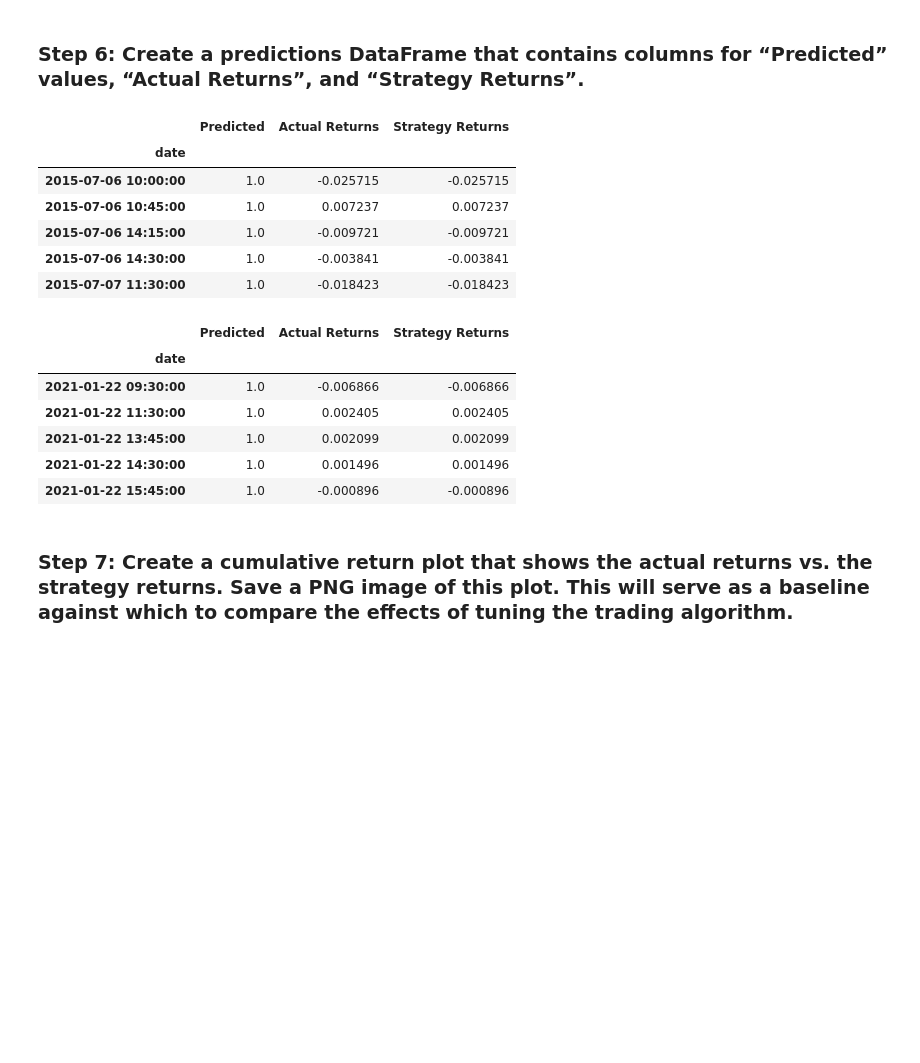
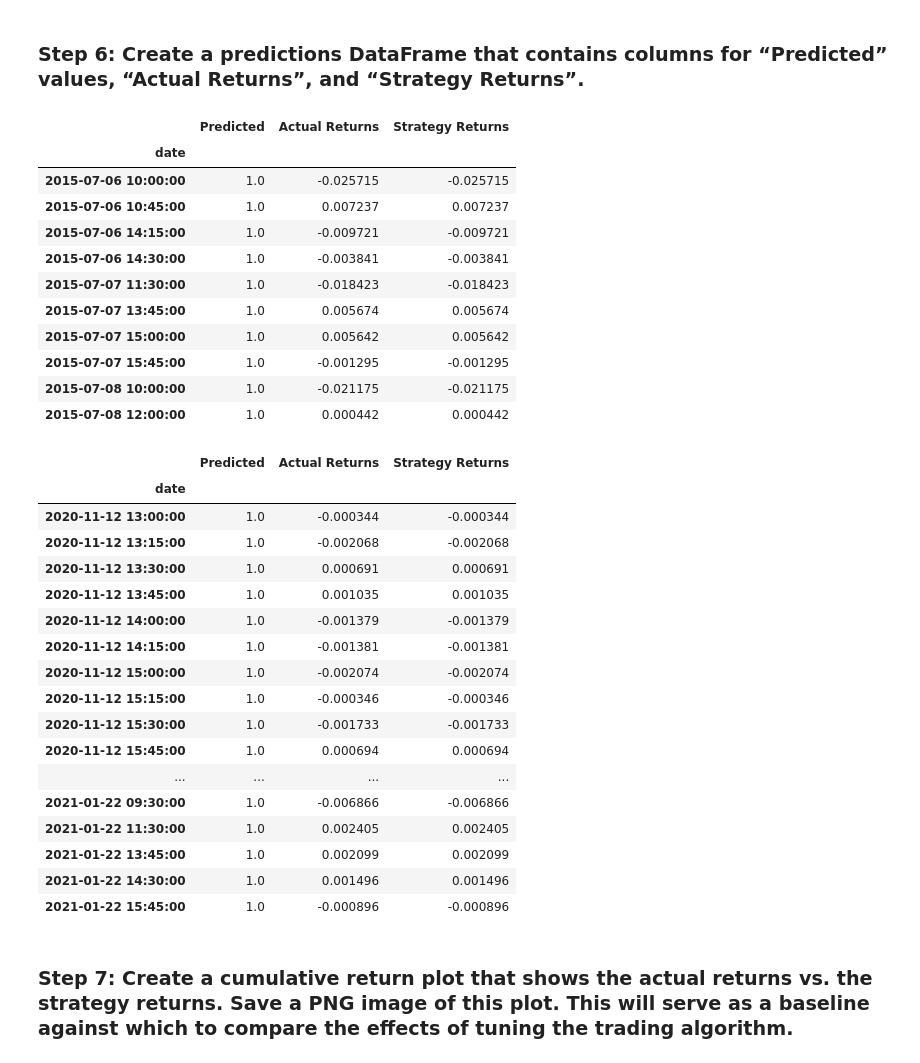
Before and after one commit to sfkonrad/M14_Challenge_Submission, a Jupyter notebook: M14_Challenge_Submission/M14v0.2_Challenge_KonradK_machine_learning_trading_bot.ipynb, the cells around one changed output. Drawn from its saved outputs; the diff is of its cells as text; code cells hidden in the pictures; blank space fills up the shorter version.

```diff
--- a/M14_Challenge_Submission/M14v0.2_Challenge_KonradK_machine_learning_trading_bot.ipynb
+++ b/M14_Challenge_Submission/M14v0.2_Challenge_KonradK_machine_learning_trading_bot.ipynb
@@ -23,6 +23,10 @@ import datetime as dt
 from finta import TA
 %matplotlib inline
 
+pd.set_option('display.max_rows', 500)
+pd.set_option('display.max_columns', 500)
+pd.set_option('display.width', 300)
+
 from sklearn.linear_model import LogisticRegression
 # %% [output]
 [interactive output not drawn]
@@ -314,32 +320,48 @@ weighted avg       0.50      0.55      0.43      4092
 # %%
 # Create a new empty predictions DataFrame.
 
 # Create a predictions DataFrame
 predictions_df = pd.DataFrame(index=X_test.index)
 
 # Add the SVM model predictions to the DataFrame
 predictions_df['Predicted'] = testing_signal_predictions
 
 # Add the actual returns to the DataFrame
 predictions_df['Actual Returns'] = signals_df["Actual Returns"]
 
 # Add the strategy returns to the DataFrame
 predictions_df['Strategy Returns'] = predictions_df["Actual Returns"] * predictions_df["Predicted"]
 
 
 # Review the DataFrame
-display(predictions_df.head())
-display(predictions_df.tail())
+display(predictions_df.head(10))
+display(predictions_df.tail(100))
 # %% [output]
 |  | Predicted | Actual Returns | Strategy Returns |
 | date |  |  |  |
 | 2015-07-06 10:00:00 | 1.0 | -0.025715 | -0.025715 |
 | 2015-07-06 10:45:00 | 1.0 | 0.007237 | 0.007237 |
 | 2015-07-06 14:15:00 | 1.0 | -0.009721 | -0.009721 |
 | 2015-07-06 14:30:00 | 1.0 | -0.003841 | -0.003841 |
 | 2015-07-07 11:30:00 | 1.0 | -0.018423 | -0.018423 |
+| 2015-07-07 13:45:00 | 1.0 | 0.005674 | 0.005674 |
+| 2015-07-07 15:00:00 | 1.0 | 0.005642 | 0.005642 |
+| 2015-07-07 15:45:00 | 1.0 | -0.001295 | -0.001295 |
+| 2015-07-08 10:00:00 | 1.0 | -0.021175 | -0.021175 |
+| 2015-07-08 12:00:00 | 1.0 | 0.000442 | 0.000442 |
 |  | Predicted | Actual Returns | Strategy Returns |
 | date |  |  |  |
+| 2020-11-12 13:00:00 | 1.0 | -0.000344 | -0.000344 |
+| 2020-11-12 13:15:00 | 1.0 | -0.002068 | -0.002068 |
+| 2020-11-12 13:30:00 | 1.0 | 0.000691 | 0.000691 |
+| 2020-11-12 13:45:00 | 1.0 | 0.001035 | 0.001035 |
+| 2020-11-12 14:00:00 | 1.0 | -0.001379 | -0.001379 |
+| 2020-11-12 14:15:00 | 1.0 | -0.001381 | -0.001381 |
+| 2020-11-12 15:00:00 | 1.0 | -0.002074 | -0.002074 |
+| 2020-11-12 15:15:00 | 1.0 | -0.000346 | -0.000346 |
+| 2020-11-12 15:30:00 | 1.0 | -0.001733 | -0.001733 |
+| 2020-11-12 15:45:00 | 1.0 | 0.000694 | 0.000694 |
+| ... | ... | ... | ... |
 | 2021-01-22 09:30:00 | 1.0 | -0.006866 | -0.006866 |
 | 2021-01-22 11:30:00 | 1.0 | 0.002405 | 0.002405 |
 | 2021-01-22 13:45:00 | 1.0 | 0.002099 | 0.002099 |
```
Also changed, not shown: parts of 3 cells of this notebook, 2 other files.
